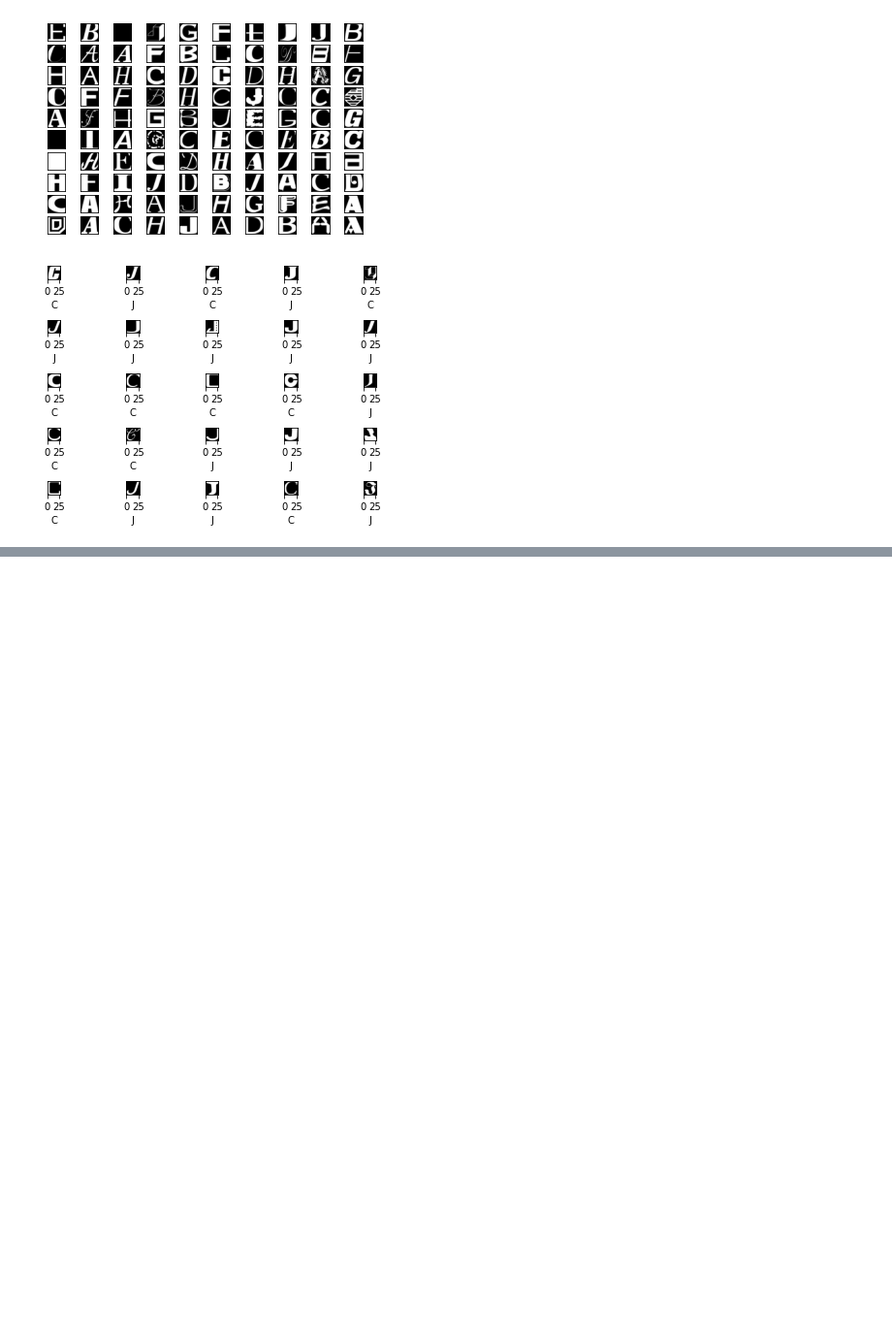
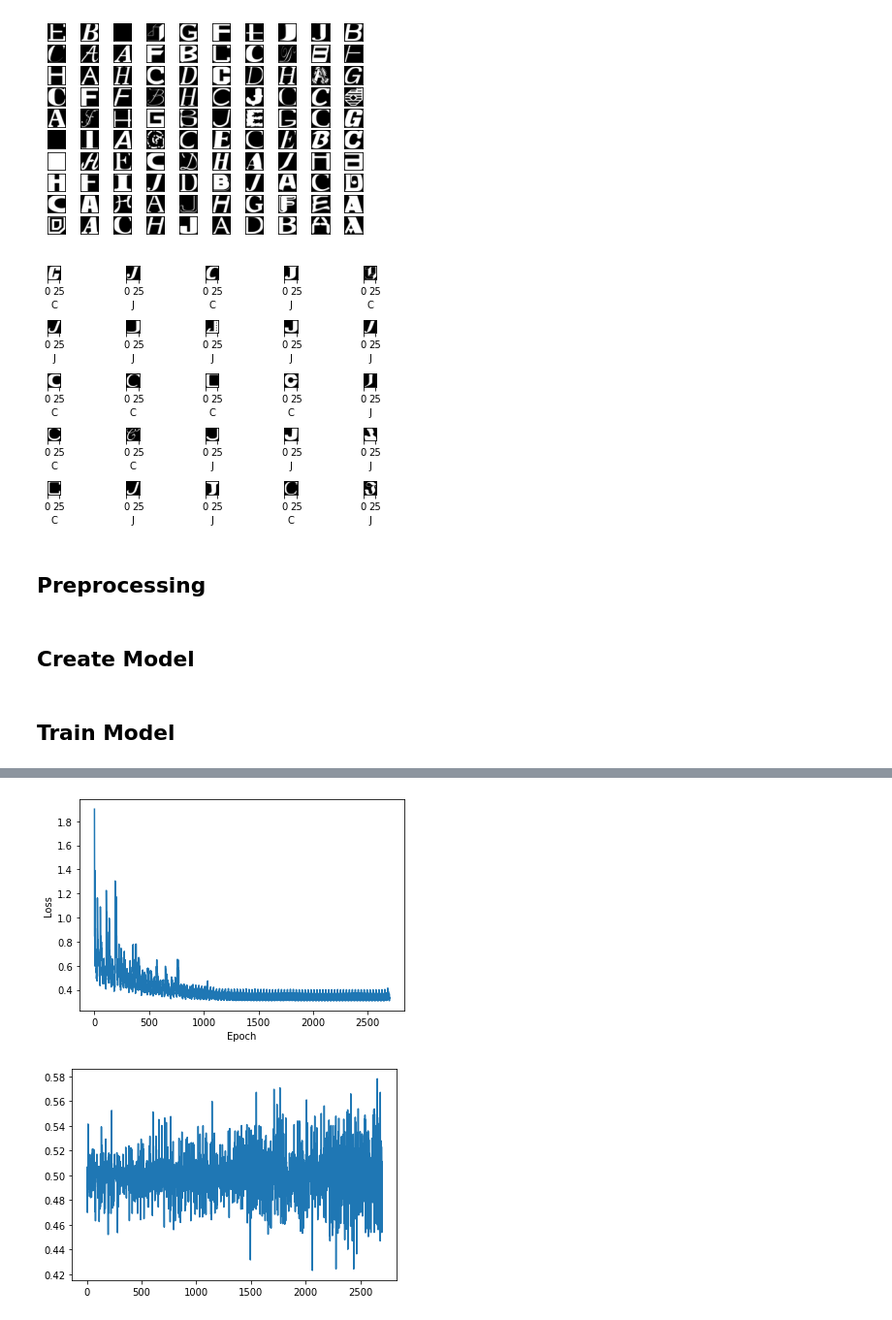
Before and after one commit to MohsenJadidi/ISLR, a Jupyter notebook: Assignment2/Q5.ipynb, the cells around one changed output, grey strips where cells are left out. Shown at 97% size. Saved outputs shown, nothing was run; the diff lists cells and outputs as text; code cells hidden in the pictures; blank space fills up the shorter version.

```diff
--- a/Assignment2/Q5.ipynb
+++ b/Assignment2/Q5.ipynb
@@ -63,3 +65,11 @@ plt.tight_layout()
 # %% [output]
 [figure]
 [figure]
+# %% [markdown]
+## Preprocessing
+# %%
+trainData = trainData.reshape(-1,3500)
+validData = validData.reshape(-1,100)
+testData = testData.reshape(-1,141)
+# %% [markdown]
+## Create Model
@@ -65,0 +129,37 @@ plt.tight_layout()
+# %% [markdown]
+## Train Model
+# %%
+model = MyModel()
+n_epochs = 100
+
+MSEList= []
+VALList = []
+
+trainDataLength = trainData.shape[-1]
+batch_size = 128
+
+for epoch in range(n_epochs):
+    np.random.shuffle(trainData)
+    for iter in range(int(trainDataLength/batch_size)):
+        X_batch = trainData[:,iter*batch_size:(iter+1)*batch_size]
+        Y_batch = trainTarget[iter*batch_size:(iter+1)*batch_size,:]
+
+        Train_MSE = loss(model(X_batch), Y_batch)
+        MSEList.append(Train_MSE)
+
+        train_step(X_batch, Y_batch, model)
+
+        VAL_acc = accuracy(model(X_batch), Y_batch)
+        VALList.append(VAL_acc)
+
+plt.figure()
+plt.plot(MSEList)
+plt.xlabel('Epoch')
+plt.ylabel('Loss')
+
+plt.figure()
+plt.plot(VALList)
+
+Test_acc = accuracy(model(testData), testTarget)
+print(Test_acc.numpy())
+# %% [output]
@@ -65,0 +183,2 @@ plt.tight_layout()
+[figure, added]
+[figure, added]
```
Also changed, not shown: parts of 3 cells of this notebook.
